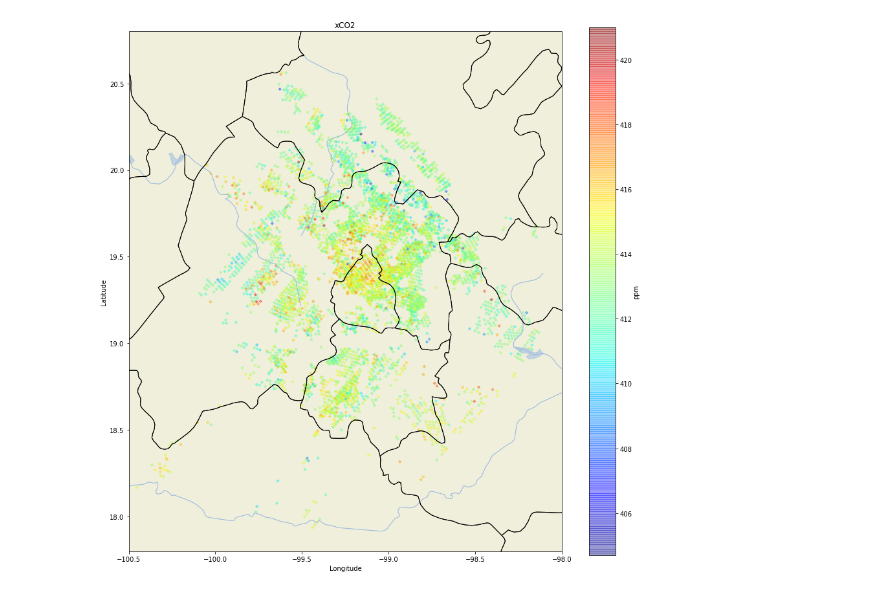
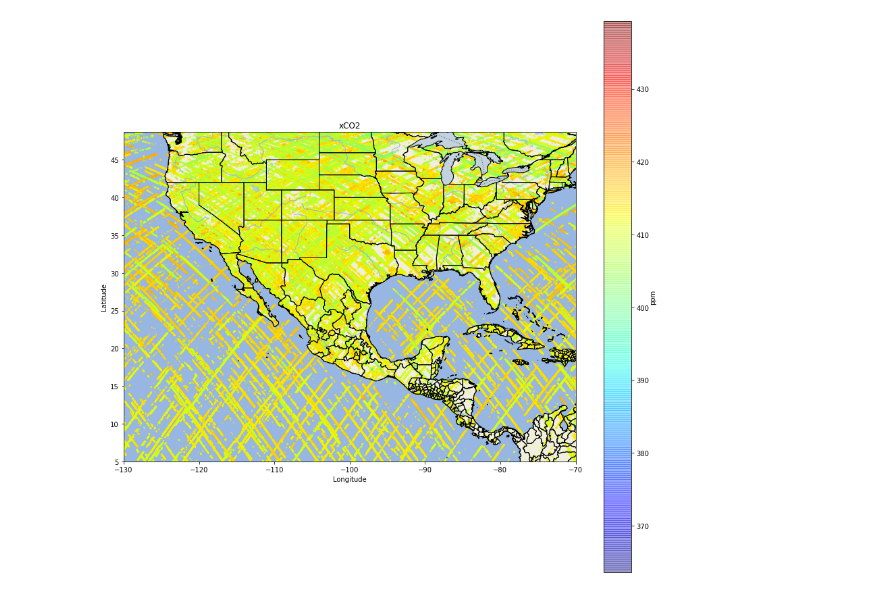
Before and after one commit to mixtli-c/cca-jupyter, a Jupyter notebook: mapper.ipynb, the cells around one changed output. Drawn from its saved outputs; the diff is of its cells as text; code cells hidden in the pictures.

```diff
--- a/mapper.ipynb
+++ b/mapper.ipynb
@@ -15,23 +15,27 @@ years = [2019,2020]
 meses = np.arange(1,13)
 
 # informacion sobre el path de los archivos
-readpath = 'f:\\jupyter\\oco3_mexico_city\\h5\\'
-readformat = '.h5'
+readpath = 'F:\\CCA\\NASAGESDISC\\OCO3L2Lite\\LITE\\'
+readformat = '.nc4'
 
 # use read_seedname si los nombres de la fuente tienen un formato establecido, de lo contrario use *
 # NOTA: asegurese que el formato generado solo se repita en la seccion de fecha del archivo y no en otro identificador
 # (e.g. orbita)
-read_seedname = '*'
+read_seedname = 'oco3_LtCO2_'
 
 # yearformat: 0 si es dos digitos, 1 si es 4 digitos
 
-yearformat = 1
+yearformat = 0
 
 # nombre en el archivo HDF de las variables de latitud (y), longitud (x), y de interes (z)
 latname = '/latitude'
 lonname = '/longitude'
 zname = '/xco2'
 
+# qfexist: 0 si no hay variable de quality flag, 1 si hay variable de quality flag
+qfexist = 1
+qfname = '/xco2_quality_flag'
+
 ### Fin de seccion que requiere configuracion por el usuario
 # %%
 # contadores inevitables
@@ -58,11 +62,28 @@ print(archivos)
 # %%
 for archivo in archivos:
     data = h5py.File(archivo, 'r')
-    lat = np.expand_dims(data[latname],axis=1)
-    lon = np.expand_dims(data[lonname],axis=1)
-    zvar = np.expand_dims(data[zname],axis=1)
+
+    if qfexist == 0:
+        lat = np.expand_dims(data[latname],axis=1)
+        lon = np.expand_dims(data[lonname],axis=1)
+        zvar = np.expand_dims(data[zname],axis=1)
+
+    if qfexist == 1:
+        qf = data[qfname][()]
+        print(qf)
+        gridcond = (qf == 0)
+        print(gridcond)
+        lat_inter = data[latname][gridcond]
+        lon_inter = data[lonname][gridcond]
+        zvar_inter = data[zname][gridcond]
+
+        lat = np.expand_dims(lat_inter,axis=1)
+        lon = np.expand_dims(lon_inter,axis=1)
+        zvar = np.expand_dims(zvar_inter,axis=1)
+
     # concatena los 4 vectores Nx1 en una matriz temporal Nx4
     mat=np.concatenate((lat,lon,zvar),axis=1)
+
     if cont == 0:
         # copia la matriz temporal en una permanente
         # esto solo se debe usar si no existe ya la matriz permanente
@@ -81,30 +118,30 @@ print(datos.shape)
 # %%
 plt.figure(figsize=(15,15))
 
 # Creates the map
 mxmap = plt.axes(projection=ccrs.PlateCarree())
 
 mxmap.add_feature(cfeature.LAND)
 mxmap.add_feature(cfeature.OCEAN)
 mxmap.add_feature(cfeature.COASTLINE)
 mxmap.add_feature(cfeature.BORDERS, linestyle=':')
 mxmap.add_feature(cfeature.LAKES, alpha=0.5)
 mxmap.add_feature(cfeature.RIVERS)
 mxmap.add_feature(cfeature.STATES.with_scale('10m'))
-mxmap.set_extent((-100.5,-98,17.8,20.8))
+mxmap.set_extent((-130,-70,5,45))
 mxmap.xaxis.set_visible(True)
 mxmap.yaxis.set_visible(True)
 
 plt.scatter(datos[:,1], datos[:,0], alpha=0.4,
-            s=8,c=datos[:,2], marker = 'D',
+            s=1,c=datos[:,2], marker = 'D',
             cmap=plt.get_cmap("jet"),
             transform=ccrs.PlateCarree())
 plt.title("xCO2")
 plt.xlabel("Longitude")
 plt.ylabel("Latitude")
 cbar= plt.colorbar()
 cbar.set_label("ppm", labelpad=+1)
-plt.savefig('target_dist.png')
+#plt.savefig('target_dist.png')
 plt.show()
 # %% [output]
-[figure, old version]
+[figure, new version]
```
Also changed, not shown: parts of 3 cells of this notebook.
